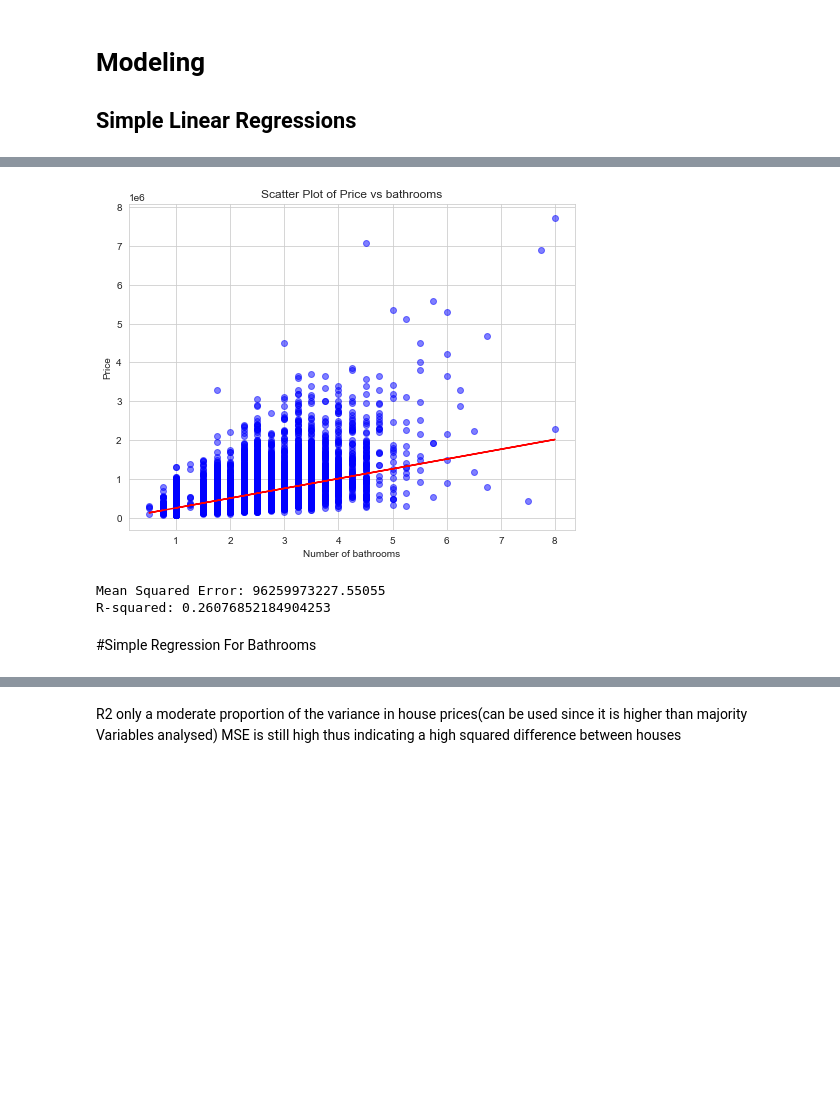
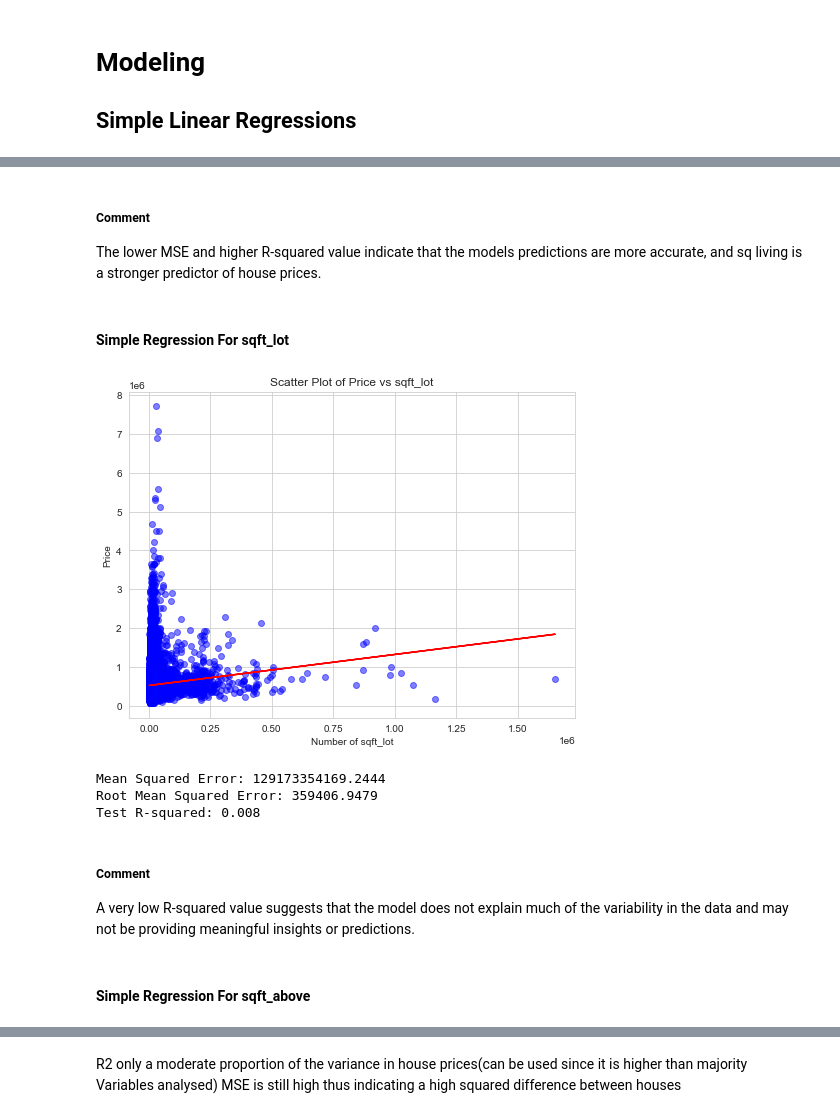
Before and after one commit to ggeorgekkariuki/Kings-Country-Housing-Project, a Jupyter notebook: student.ipynb, the cells around one changed output, grey strips where cells are left out. Saved outputs shown, nothing was run; the diff lists cells and outputs as text; code cells hidden in the pictures; blank space fills up the shorter version.

Commit message:
Refactoring the simple linear regression section

```diff
--- a/student.ipynb
+++ b/student.ipynb
@@ -875,12 +873,14 @@ plt.show()
 # %%
-from sklearn.model_selection import train_test_split
-from sklearn.linear_model import LinearRegression
-from sklearn.metrics import mean_squared_error, r2_score
-import matplotlib.pyplot as plt
+def visualize_and_evaluate_regression(x, y, variable_name):
 
-def visualize_and_evaluate_regression(x, y):
+    """
+    This function performs simple linear regression between two parameters
+    x needs to be a dataframe and y needs to be a series
+    variable name is used to title the scatter plot.
+
+    The method returns the scatter plot, MSE and the R^2
+    """
     # Scatter plot
-
     plt.figure(figsize=(8, 6))
     plt.scatter(x, y, color='blue', alpha=0.5)
     plt.title(f'Scatter Plot of Price vs {variable_name}')
@@ -909,8 +909,10 @@ def visualize_and_evaluate_regression(x, y):
 
     # Evaluate model
     mse = mean_squared_error(y_test, y_pred)
+    rmse = mse ** 0.5
     r2 = r2_score(y_test, y_pred)
 
     # Print evaluation metrics
-    print("Mean Squared Error:", mse)
-    print("R-squared:", r2)
+    print("Mean Squared Error:", round(mse, 4))
+    print("Root Mean Squared Error:", round(rmse, 4))
+    print("Test R-squared:", round(r2, 4))
@@ -917,12 +966,23 @@ def visualize_and_evaluate_regression(x, y):
+# %% [markdown]
+##### Comment
+
+The lower MSE and higher R-squared value indicate that the models predictions are more accurate,
+and sq living is a stronger predictor of house prices.
+# %% [markdown]
+#### Simple Regression For sqft_lot
 # %%
-# Usage e
-x = kc_data_encoded[['bathrooms']]  # Independent variable
+x = kc_data_encoded[['sqft_lot']]  # Independent variable
 y = kc_data_encoded['price']       # Dependent variable
-visualize_and_evaluate_regression(x, y)
+visualize_and_evaluate_regression(x, y, 'sqft_lot')
 # %% [output]
-[figure, old version]
+[figure, new version]
-Mean Squared Error: 96259973227.55055
-R-squared: 0.26076852184904253
+Mean Squared Error: 129173354169.2444
+Root Mean Squared Error: 359406.9479
+Test R-squared: 0.008
+# %% [markdown]
+##### Comment
+A very low R-squared value suggests that the model does not explain much of the variability
+in the data and may not be providing meaningful insights or predictions.
 # %% [markdown]
-#Simple Regression For Bathrooms
+#### Simple Regression For sqft_above
 # %%
```
Also changed, not shown: parts of 35 cells of this notebook.
